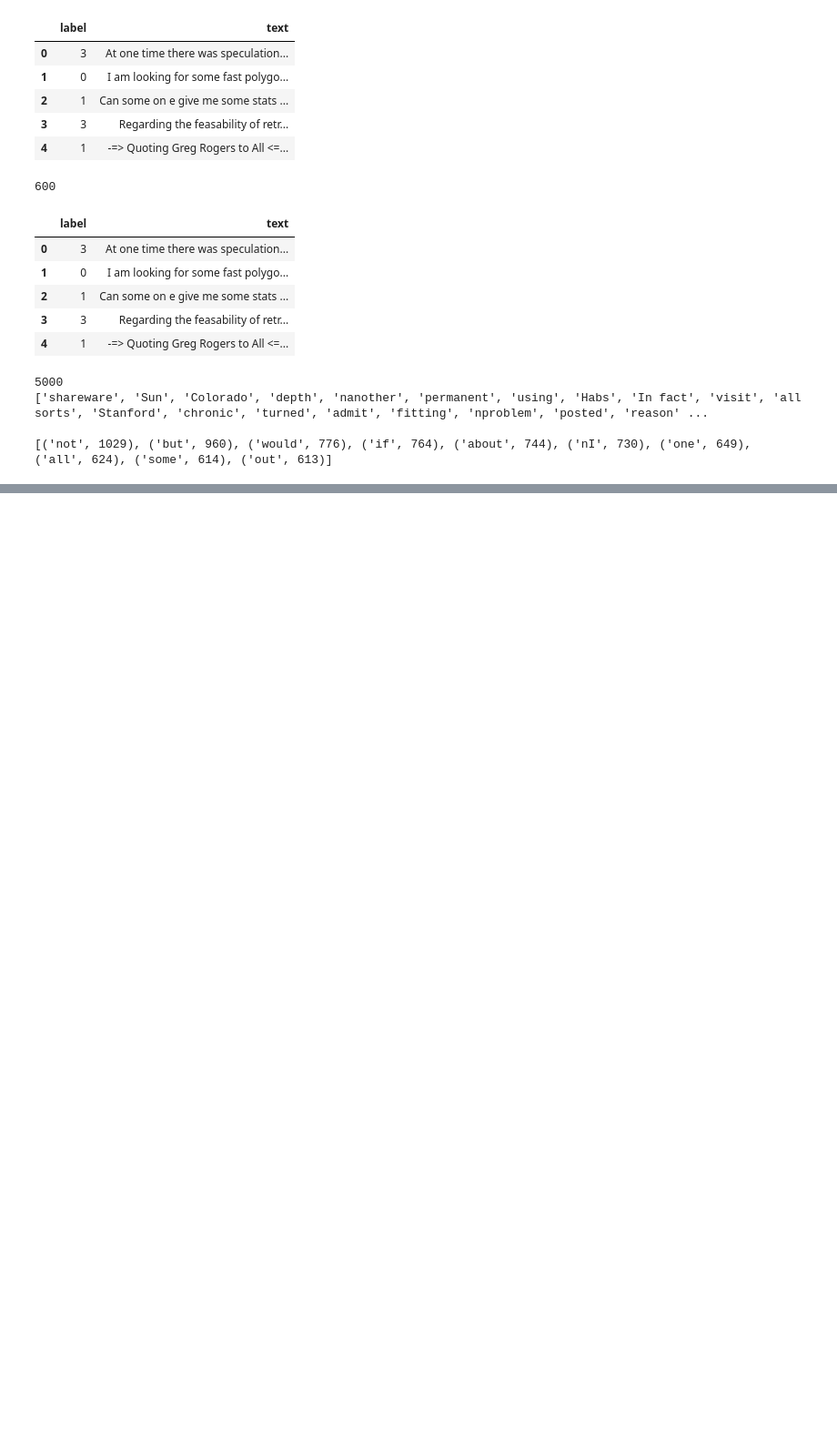
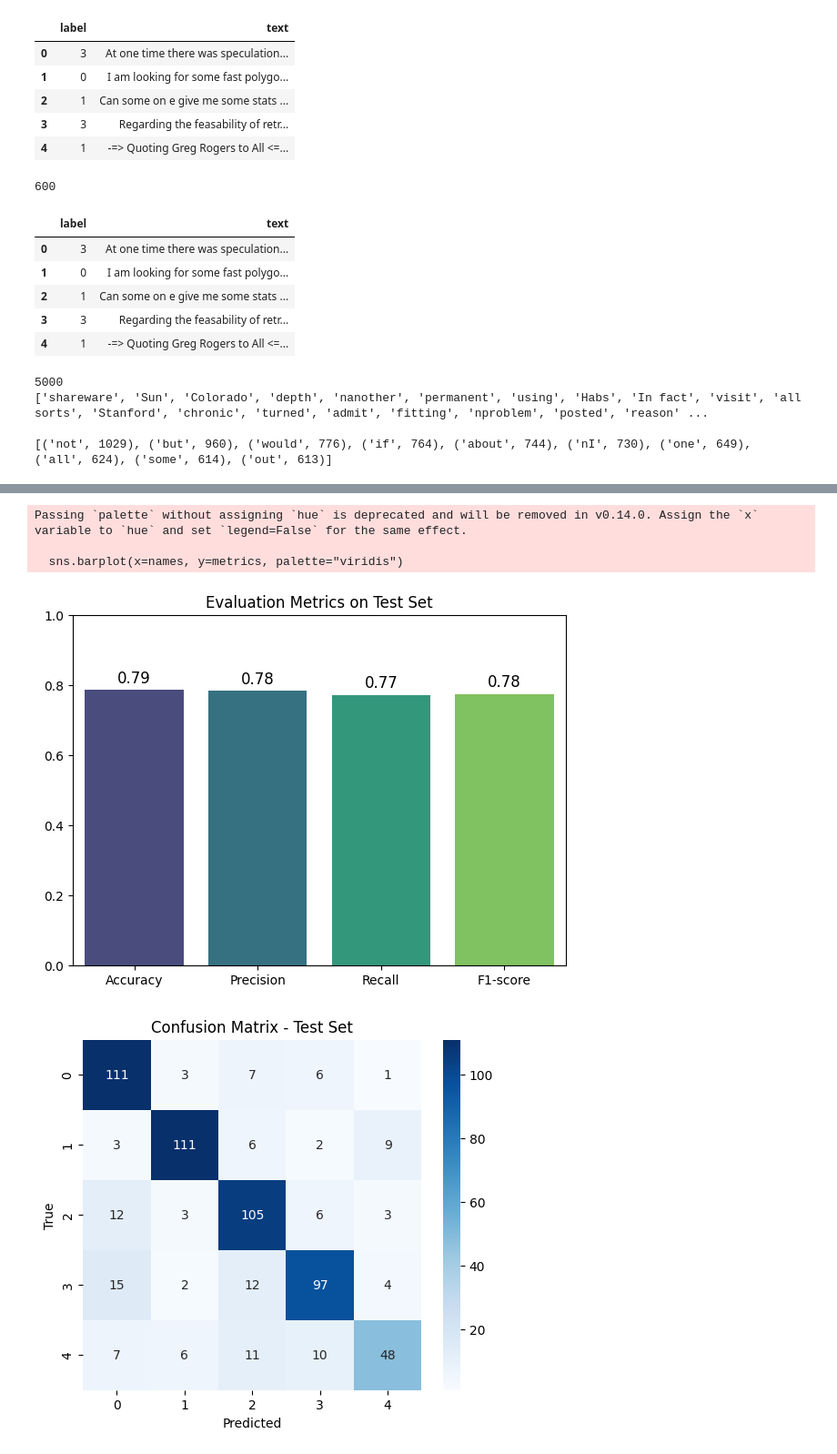
Before and after one commit to trcamnguyen/Logistic-Regression, a Jupyter notebook: Logistic_Regression.ipynb, the cells around one changed output, grey strips where cells are left out. Shown: that part at 91% size. Drawn from its saved outputs; the diff is of its cells as text; code cells hidden in the pictures; blank space fills up the shorter version.

```diff
--- a/Logistic_Regression.ipynb
+++ b/Logistic_Regression.ipynb
@@ -719 +817,33 @@ F1-Score: 0.7685179963641011
+# %%
+# --- Test set metrics bar chart ---
+acc  = accuracy_score(ArrayTest_Topic, y_pred_test)
+prec = precision_score(ArrayTest_Topic, y_pred_test, average='macro')
+rec  = recall_score(ArrayTest_Topic, y_pred_test, average='macro')
+f1   = f1_score(ArrayTest_Topic, y_pred_test, average='macro')
+
+metrics = [acc, prec, rec, f1]
+names = ["Accuracy", "Precision", "Recall", "F1-score"]
+
+plt.figure(figsize=(7,5))
+sns.barplot(x=names, y=metrics, palette="viridis")
+plt.ylim(0,1)
+plt.title("Evaluation Metrics on Test Set")
+for i, v in enumerate(metrics):
+    plt.text(i, v + 0.02, f"{v:.2f}", ha='center', fontsize=12)
+plt.show()
+
+# --- Confusion Matrix (Test set) heatmap ---
+cm_test = confusion_matrix(ArrayTest_Topic, y_pred_test)
+plt.figure(figsize=(6,5))
+sns.heatmap(cm_test, annot=True, fmt="d", cmap="Blues")
+plt.title("Confusion Matrix - Test Set")
+plt.xlabel("Predicted")
+plt.ylabel("True")
+plt.show()
+# %% [output]
+Passing `palette` without assigning `hue` is deprecated and will be removed in v0.14.0. Assign the `x` variable to `hue` and set `legend=False` for the same effect.
+
+  sns.barplot(x=names, y=metrics, palette="viridis")
+[figure, added]
+[figure, added]
 # %%
```
Also changed, not shown: parts of 19 cells of this notebook.
